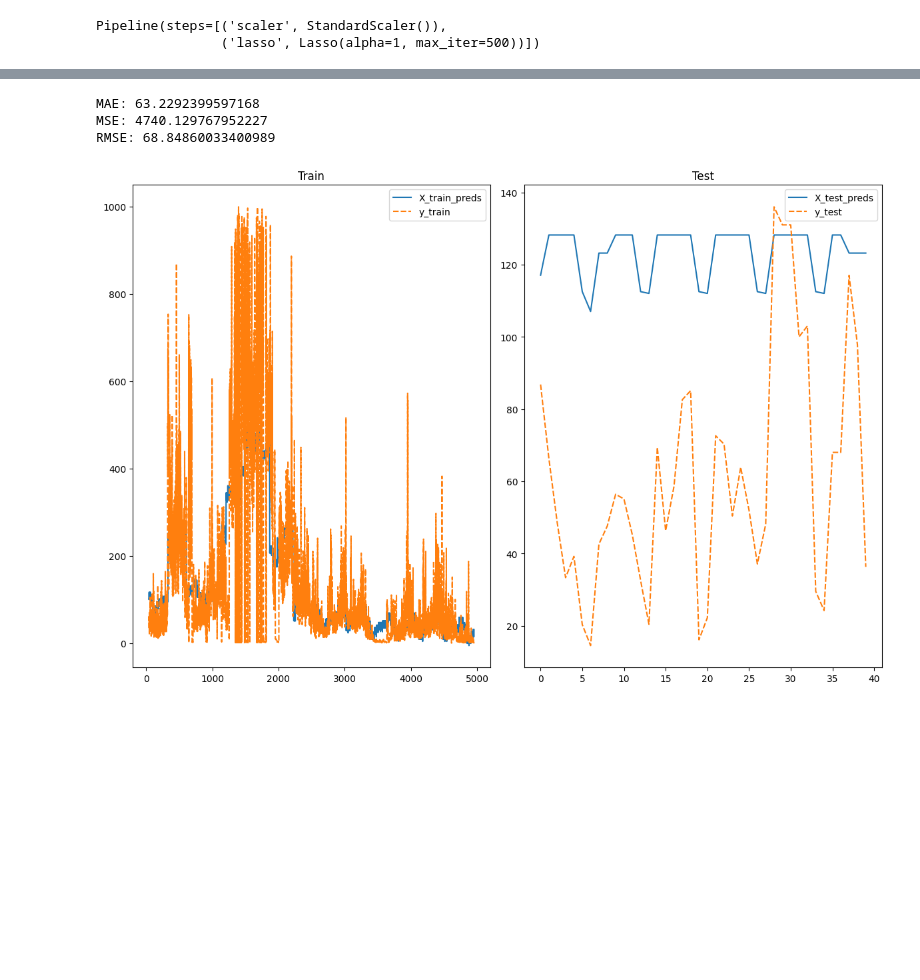
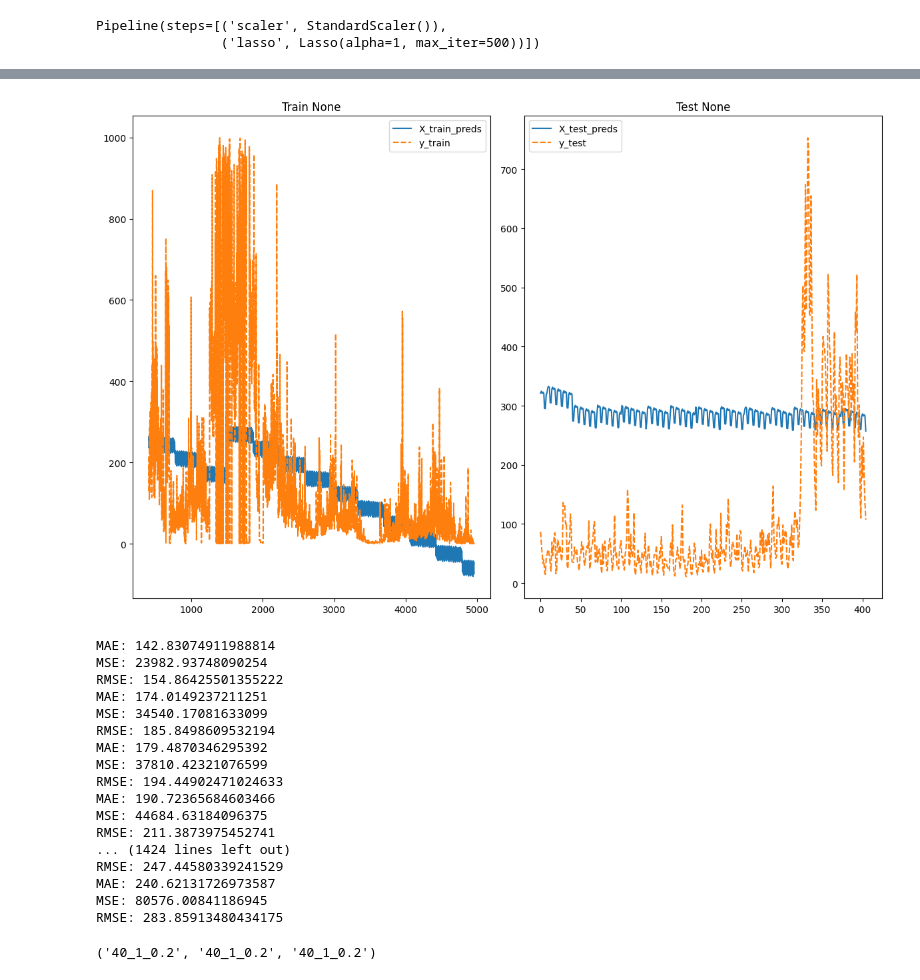
Before and after one commit to daniilgorenkov/Tg-bitcoin-bot, a Jupyter notebook: model_selection.ipynb, the cells around one changed output, grey strips where cells are left out. Saved outputs shown, nothing was run; the diff lists cells and outputs as text; code cells hidden in the pictures; blank space fills up the shorter version.

```diff
--- a/model_selection.ipynb
+++ b/model_selection.ipynb
@@ -251,0 +263,14 @@ plot_results(lasso_pipe,X_train,X_test,y_train,y_test)
+# %%
+from sklearn.linear_model import LinearRegression,LogisticRegression
+
+linear_pipe = Pipeline([("scaler", StandardScaler()),("linear",LinearRegression())])
+# logistic_pipe = Pipeline([("scaler", StandardScaler()),("logistic",LogisticRegression())])
+
+linear_pipe.fit(X_train,y_train)
+# logistic_pipe.fit(X_train,y_train)
+
+plot_results(linear_pipe,X_train,X_test,y_train,y_test)
+
+# plot_results(logistic_pipe,X_train,X_test,y_train,y_test)
+# %% [output]
+[figure, added]
@@ -252,15 +302,29 @@ plot_results(lasso_pipe,X_train,X_test,y_train,y_test)
 # %%
-from xgboost import XGBRegressor
 
-xgb_pipe = Pipeline([("scaler",StandardScaler()),("xgb",XGBRegressor(max_depth=1))])
 
-xgb_pipe.fit(X_train,y_train)
+# xgb_pipe = Pipeline([("scaler",StandardScaler()),("xgb",XGBRegressor(n_estimators = 50, max_depth=2, learning_rate=0.4))])
 
-print_deviations(xgb_pipe,X_test,y_test,log_target=False)
+# xgb_pipe.fit(X_train,y_train)
 
-plot_results(xgb_pipe,X_train,X_test,y_train,y_test)
+# print_deviations(xgb_pipe,X_test,y_test,log_target=False)
+
+xgb_dict = xgb_Gridsearch(X_train,X_test,y_train,y_test)
+# plot_results(xgb_pipe,X_train,X_test,y_train,y_test)
 # %% [output]
-MAE: 63.2292399597168
-MSE: 4740.129767952227
-RMSE: 68.84860033400989
+MAE: 142.83074911988814
+MSE: 23982.93748090254
+RMSE: 154.86425501355222
+MAE: 174.0149237211251
+MSE: 34540.17081633099
+RMSE: 185.8498609532194
+MAE: 179.4870346295392
+MSE: 37810.42321076599
+RMSE: 194.44902471024633
+MAE: 190.72365684603466
+MSE: 44684.63184096375
+RMSE: 211.3873975452741
+... (1424 lines left out)
+RMSE: 247.44580339241529
+MAE: 240.62131726973587
+MSE: 80576.00841186945
+RMSE: 283.85913480434175
-[figure, removed]
@@ -266,0 +375,4 @@ RMSE: 68.84860033400989
+# %%
+serch_min_mae(xgb_dict), search_min_mse(xgb_dict), search_min_rmse(xgb_dict)
+# %% [output]
+('40_1_0.2', '40_1_0.2', '40_1_0.2')
```
Also changed, not shown: parts of 20 cells of this notebook, 1 other file.
